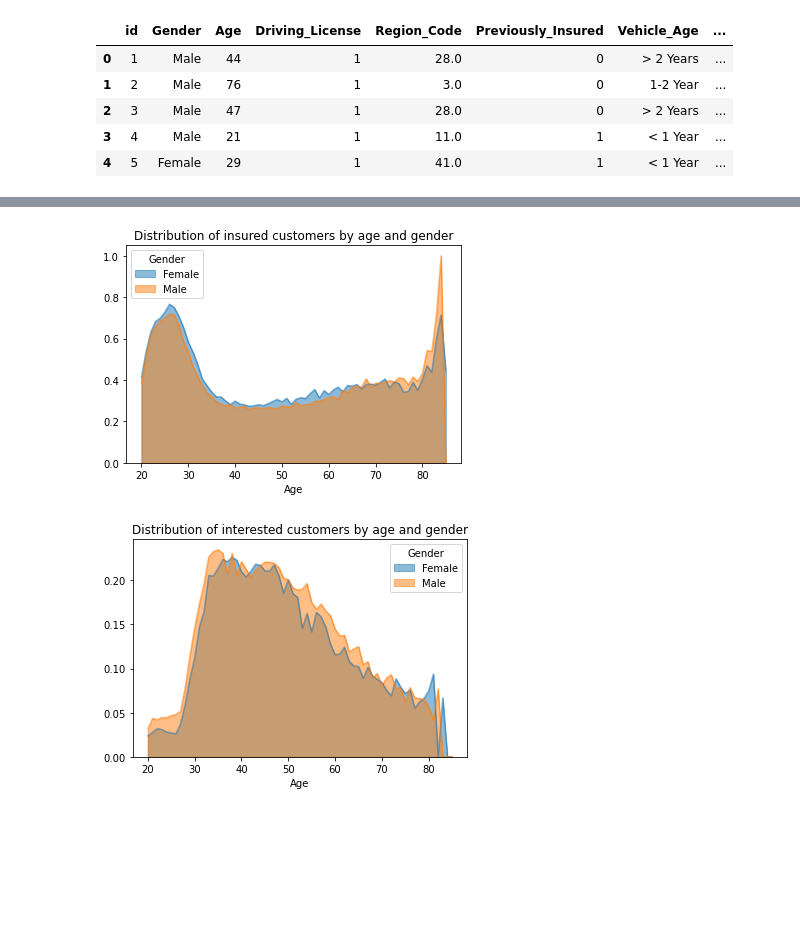
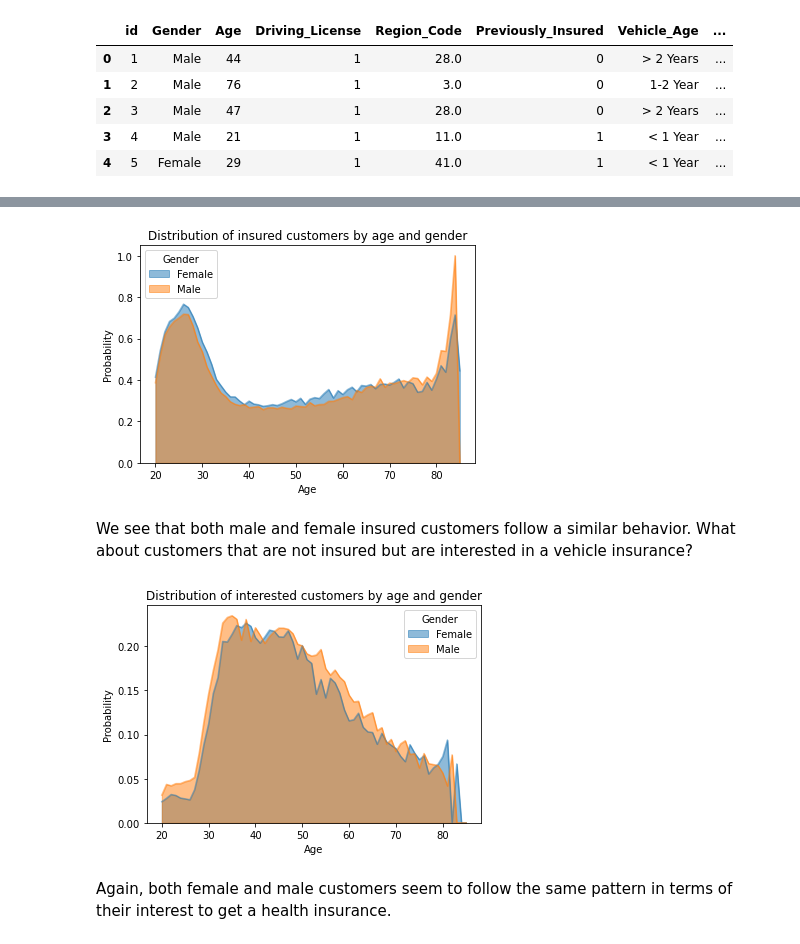
Before and after one commit to asyntychaki/Health-Insurance-Cross-Sell, a Jupyter notebook: 1-Age-Insurance.ipynb, the cells around one changed output, grey strips where cells are left out. Drawn from its saved outputs; the diff is of its cells as text; code cells hidden in the pictures; blank space fills up the shorter version.

```diff
--- a/1-Age-Insurance.ipynb
+++ b/1-Age-Insurance.ipynb
@@ -56,18 +117,26 @@ plt.title("Distribution of interested customers by age");
 # %%
-# How are the already insured customers distributed by age and gender? (normalized distribution)
+# Normalized distribution
 
 ### NOTE: Here this works as above expression because the variable 'Previously_Insured'= 0 or 1. ###
-
 df.groupby(['Age','Gender']).mean()['Previously_Insured'].unstack().plot(kind="area",stacked=False);
 plt.title("Distribution of insured customers by age and gender");
+plt.ylabel('Probability');
+plt.xlabel('Age');
+#plt.savefig('1-age-gender-exist.png',dpi=400)
 # %% [output]
-[figure, old version]
+[figure, new version]
+# %% [markdown]
+We see that both male and female insured customers follow a similar behavior. What about customers that are not insured but are interested in a vehicle insurance?
 # %%
-# How are the customers interested in a vehicle insurance distributed by age and gender? (normalized distribution)
+# Normalized distribution
 
 ### NOTE: Here this works as above expression because the variable 'Response'= 0 or 1. ###
-
 df.groupby(['Age','Gender']).mean()['Response'].unstack().plot(kind="area",stacked=False);
 plt.title("Distribution of interested customers by age and gender");
+plt.ylabel('Probability');
+plt.xlabel('Age');
+#plt.savefig('1-age-gender-interest.png',dpi=400)
 # %% [output]
-[figure, old version]
+[figure, new version]
+# %% [markdown]
+Again, both female and male customers seem to follow the same pattern in terms of their interest to get a health insurance.
```
Also changed, not shown: parts of 22 cells of this notebook, 3 other files.
